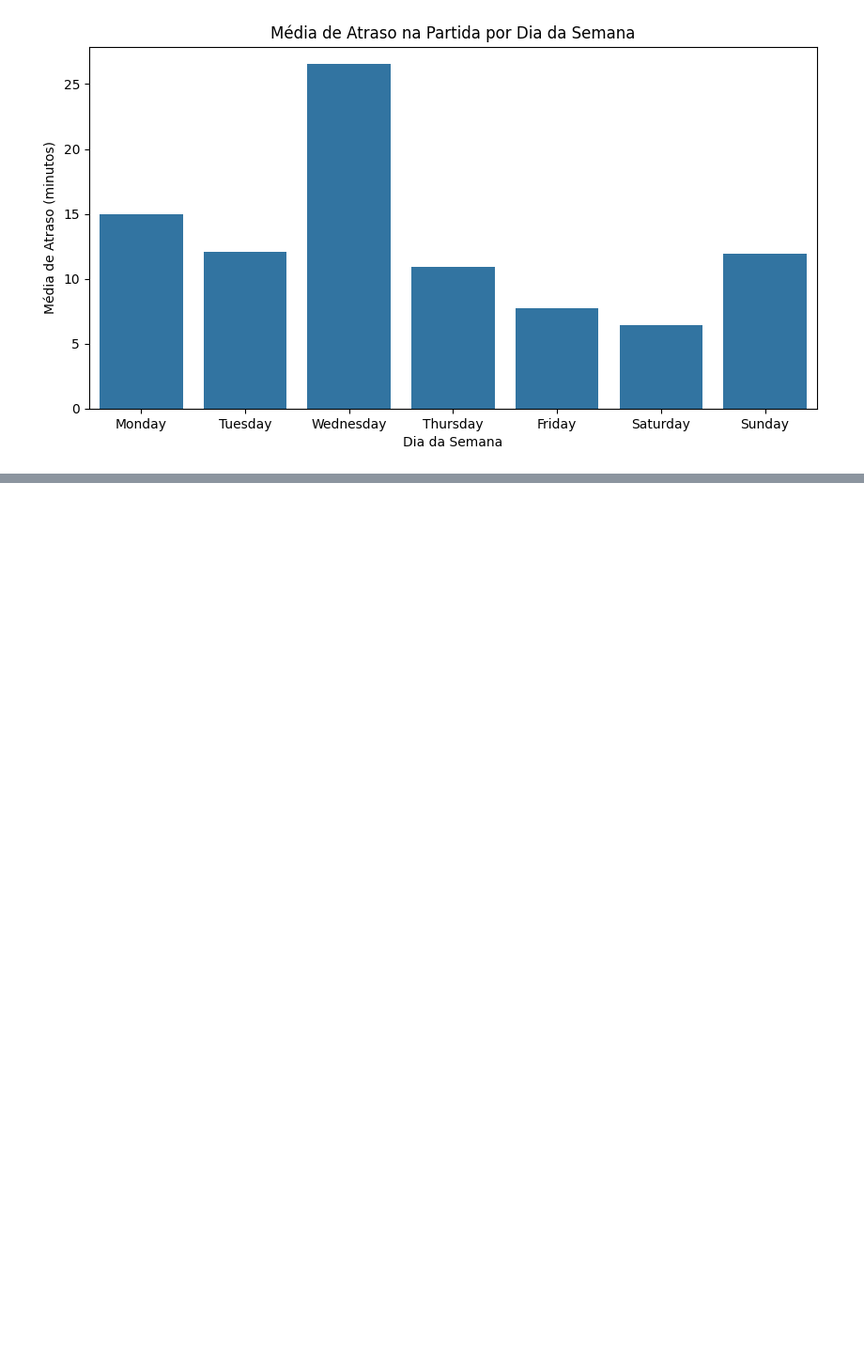
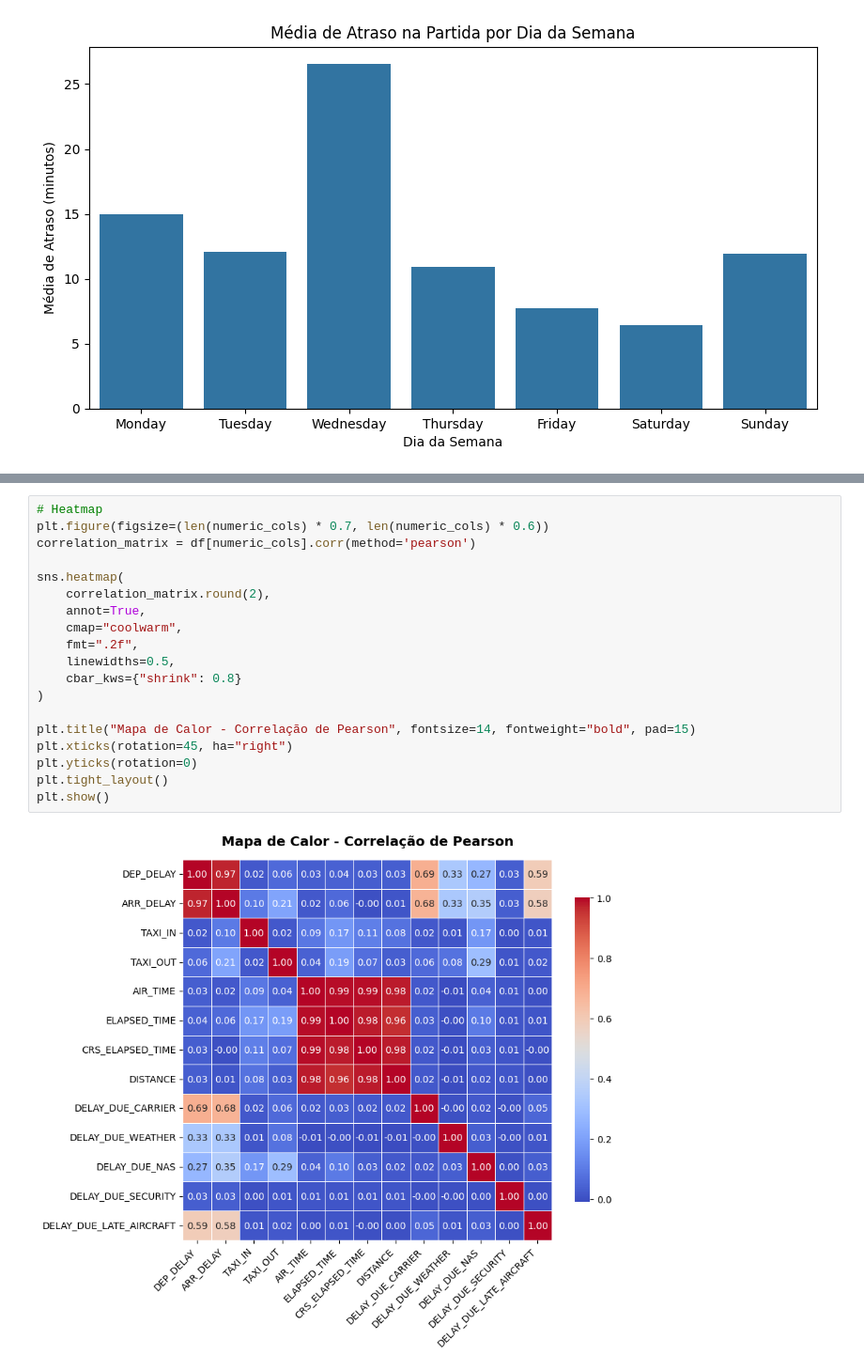
Before and after one commit to vitoriapguimaraes/Python-AnaliseVoos, a Jupyter notebook: scripts/script-vitoria.ipynb, the cells around one changed output, grey strips where cells are left out. Shown at 94% size. Drawn from its saved outputs; the diff is of its cells as text; blank space fills up the shorter version.

```diff
--- a/scripts/script-vitoria.ipynb
+++ b/scripts/script-vitoria.ipynb
@@ -795,0 +901,21 @@ plt.show()
+# %%
+# Heatmap
+plt.figure(figsize=(len(numeric_cols) * 0.7, len(numeric_cols) * 0.6))
+correlation_matrix = df[numeric_cols].corr(method='pearson')
+
+sns.heatmap(
+    correlation_matrix.round(2),
+    annot=True,
+    cmap="coolwarm",
+    fmt=".2f",
+    linewidths=0.5,
+    cbar_kws={"shrink": 0.8}
+)
+
+plt.title("Mapa de Calor - Correlação de Pearson", fontsize=14, fontweight="bold", pad=15)
+plt.xticks(rotation=45, ha="right")
+plt.yticks(rotation=0)
+plt.tight_layout()
+plt.show()
+# %% [output]
+[figure, added]
```
Also changed, not shown: parts of 17 cells of this notebook.
